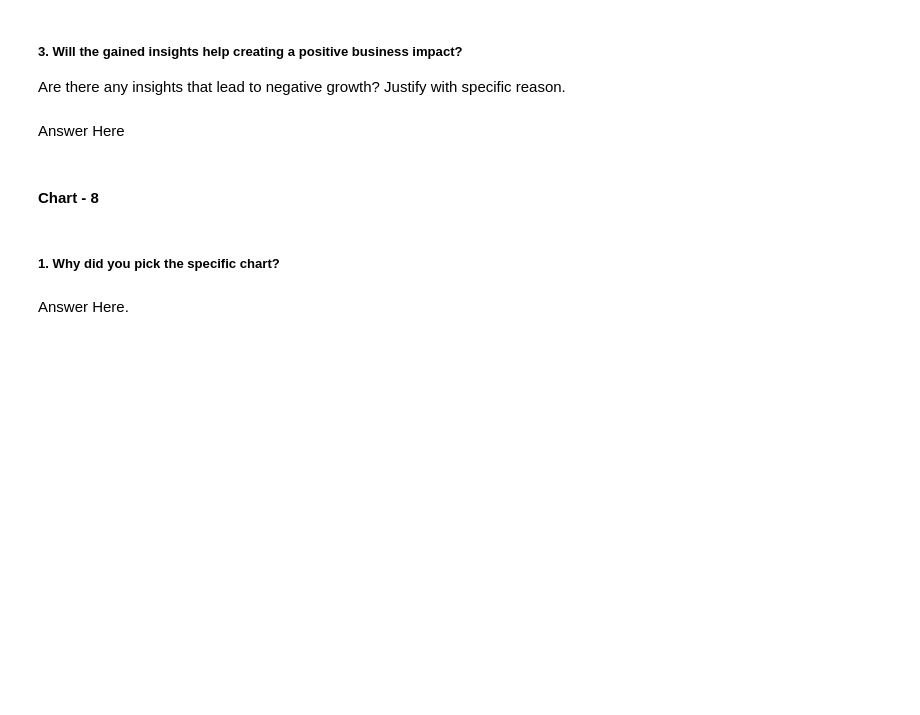
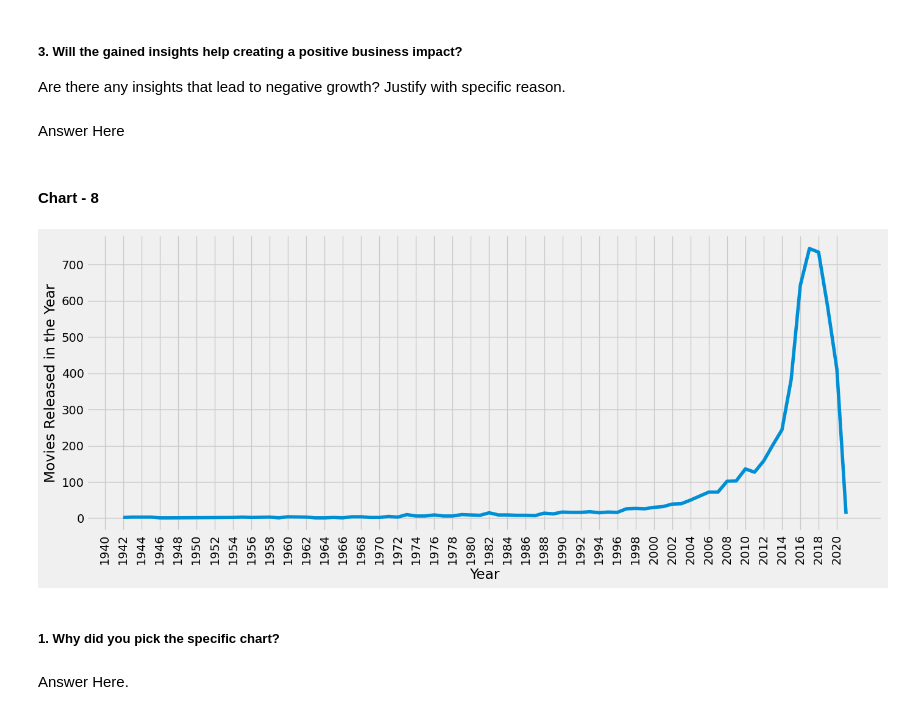
Before and after one commit to amol004/NETFLIX-MOVIES-AND-TV-SHOWS-CLUSTERING, a Jupyter notebook: NETFLIX_MOVIES_AND_TV_SHOWS_CLUSTERING.ipynb, the cells around one changed output. Drawn from its saved outputs; the diff is of its cells as text; code cells hidden in the pictures; blank space fills up the shorter version.

```diff
--- a/NETFLIX_MOVIES_AND_TV_SHOWS_CLUSTERING.ipynb
+++ b/NETFLIX_MOVIES_AND_TV_SHOWS_CLUSTERING.ipynb
@@ -576,3 +574,14 @@ Answer Here
+# %%
+# Chart - 8 visualization code
+df_year=movies.groupby(['release_year']).agg({"title":"nunique"}).reset_index()
+plt.figure(figsize=(15, 6))
+sns.lineplot(data=df_year, x='release_year', y='title')
+plt.ylabel("Movies Released in the Year")
+plt.xlabel("Year")
+plt.xticks(np.arange(1940, max(movies['release_year'])+1, 2.0), rotation = 90)
+plt.show()
+# %% [output]
+[figure, added]
 # %% [markdown]
 ##### 1. Why did you pick the specific chart?
 # %% [markdown]
```
Also changed, not shown: parts of 1 cell of this notebook.
